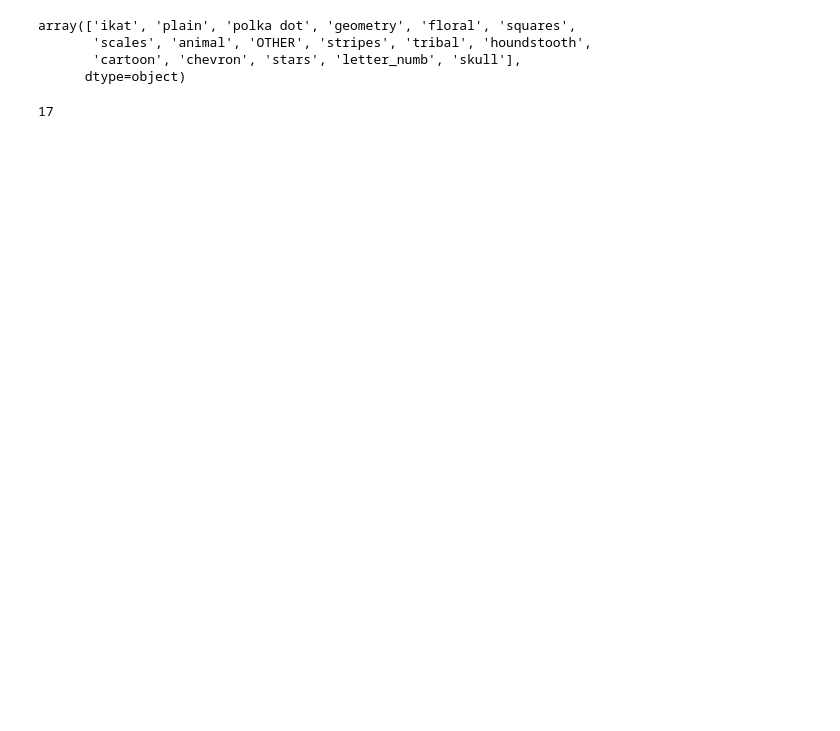
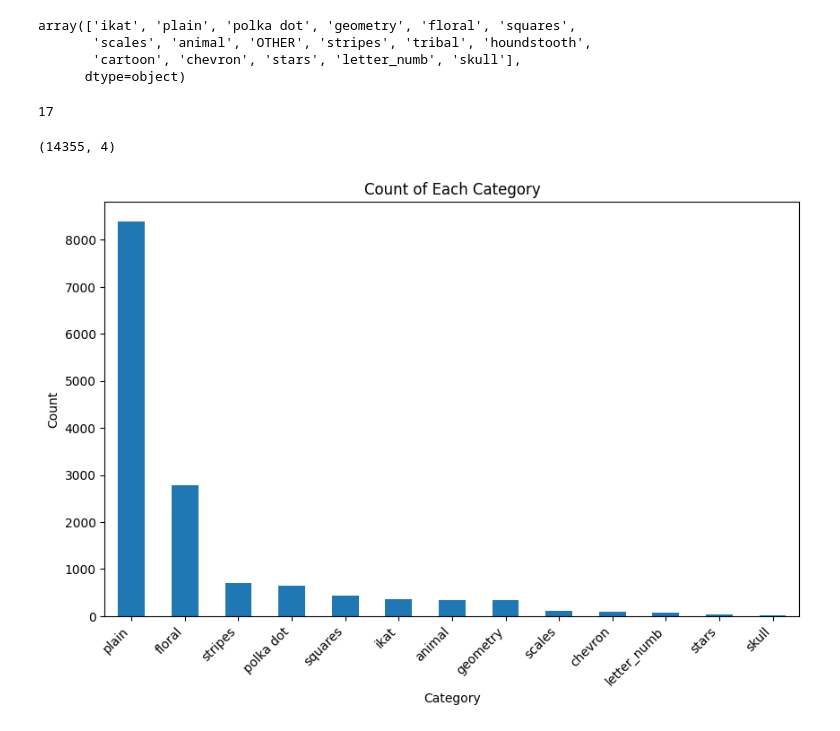
Before and after one commit to thuhinkhanna/COMP-6721-Project, a Jupyter notebook: AI_Project_Fashion_Patterns_Dataset.ipynb, the cells around one changed output. Drawn from its saved outputs; the diff is of its cells as text; code cells hidden in the pictures; blank space fills up the shorter version.

```diff
--- a/AI_Project_Fashion_Patterns_Dataset.ipynb
+++ b/AI_Project_Fashion_Patterns_Dataset.ipynb
@@ -23,4 +47,4 @@ dress.csv  fashion-dataset-with-over-15000-labelled-images.zip  kaggle.json  sam
 # %%
 import pandas as pd
 
-df = pd.read_csv('/content/dress.csv', error_bad_lines=False)
+df = pd.read_csv('/content/drive/MyDrive/AI_Project/dress.csv',on_bad_lines='skip')
@@ -61,3 +68,21 @@ array(['ikat', 'plain', 'polka dot', 'geometry', 'floral', 'squares',
 df['category'].nunique()
 # %% [output]
 17
+# %%
+df= df[(df['category']!='OTHER')&(df['category']!='cartoon')&(df['category']!='tribal')&(df['category']!='houndstooth')]
+df.shape
+# %% [output]
+(14355, 4)
+# %%
+import matplotlib.pyplot as plt
+category_counts = df['category'].value_counts()
+
+plt.figure(figsize=(10, 6))
+category_counts.plot(kind='bar')
+plt.title('Count of Each Category')
+plt.xlabel('Category')
+plt.ylabel('Count')
+plt.xticks(rotation=45, ha='right')
+plt.show()
+# %% [output]
+[figure, added]
```
Also changed, not shown: parts of 10 cells of this notebook.
